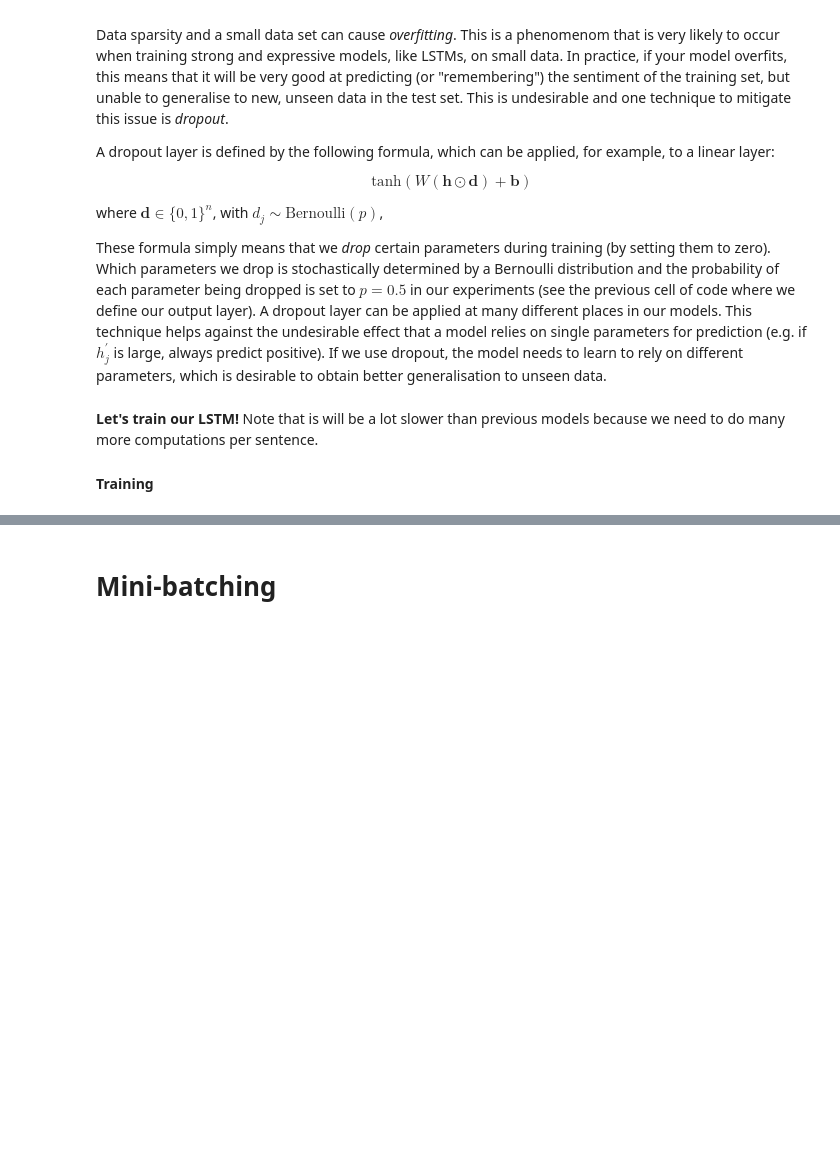
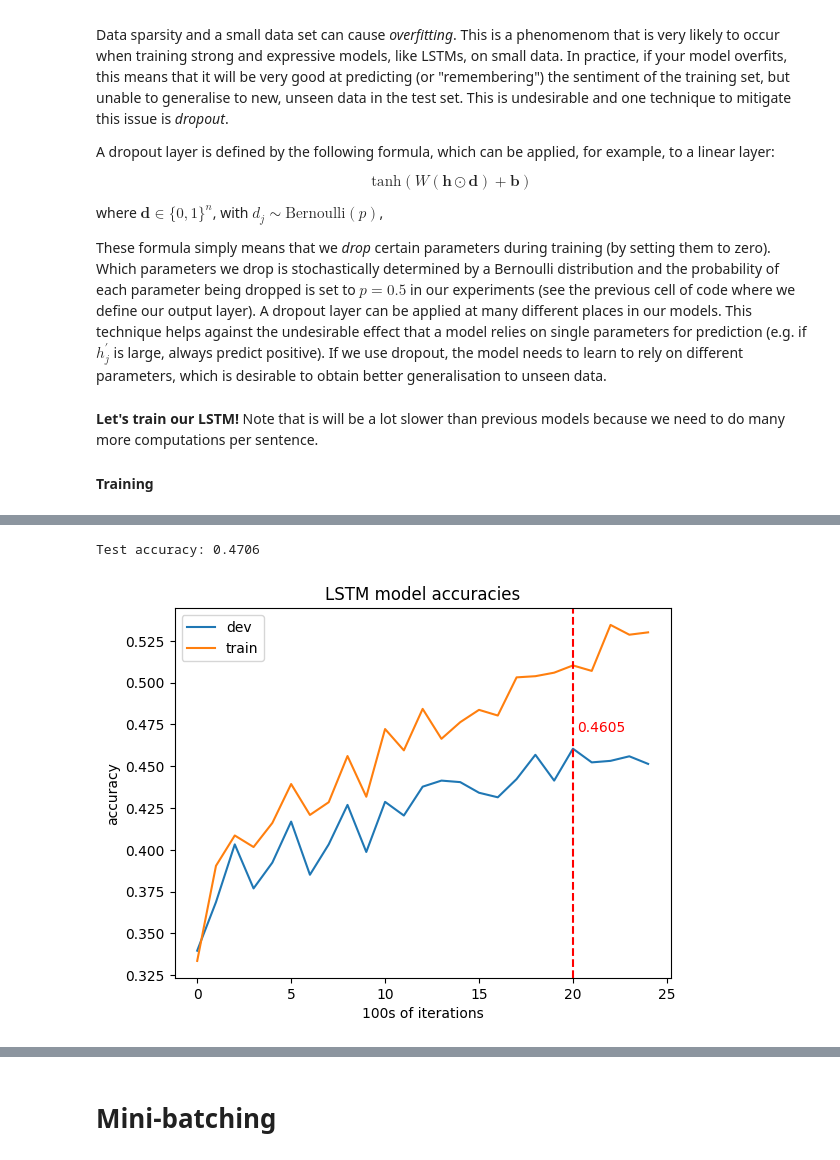
Before and after one commit to Carrask0/nlp_assignment2, a Jupyter notebook: NLP1 2024 Practical 2 (student_version).ipynb, the cells around one changed output, grey strips where cells are left out. Drawn from its saved outputs; the diff is of its cells as text; code cells hidden in the pictures; blank space fills up the shorter version.

Commit message:
lstm implemented

```diff
--- a/NLP1 2024 Practical 2 (student_version).ipynb
+++ b/NLP1 2024 Practical 2 (student_version).ipynb
@@ -1650,7 +1763,7 @@ class LSTMClassifier(nn.Module):
     self.vocab = vocab
     self.hidden_dim = hidden_dim
     self.embed = nn.Embedding(vocab_size, embedding_dim, padding_idx=1)
-    self.rnn = MyLSTMCell(embedding_dim, hidden_dim)
+    self.rnn = MyEfficientLSTMCell(embedding_dim, hidden_dim)
 
     self.output_layer = nn.Sequential(
         nn.Dropout(p=0.5),  # explained later
@@ -1726,6 +1839,9 @@ These formula simply means that we *drop* certain parameters during training (by
 #### Training
 # %%
 lstm_model = LSTMClassifier(len(v.w2i), 300, 168, len(t2i), v)
+
+# NOTE FOR FUTURE: We may want to train for 100k iterations and use a learning rate scheduler as we did on BoW
+# Expected execution time: 2h
 
 # copy pre-trained word vectors into embeddings table
 with torch.no_grad():
@@ -1738,6 +1854,6 @@ print_parameters(lstm_model)
 lstm_model = lstm_model.to(device)
 optimizer = optim.Adam(lstm_model.parameters(), lr=3e-4)
 
-lstm_losses, lstm_accuracies = train_model(
+lstm_losses, lstm_accuracies_dev, lstm_accuracies_train, lstm_test_loss, lstm_test_accuracy = train_model(
     lstm_model, optimizer, num_iterations=25000,
     print_every=250, eval_every=1000)
@@ -1747,0 +1880,22 @@ lstm_losses, lstm_accuracies = train_model(
+# %%
+# plot validation accuracy
+
+print(f"Test accuracy: {lstm_test_accuracy:.4f}")
+
+plt.plot(lstm_accuracies_dev, label="dev")
+plt.plot(lstm_accuracies_train, label="train")
+
+plt.xlabel("100s of iterations")
+plt.ylabel("accuracy")
+
+# Add vertical lines to show the best iteration with the highest accuracy
+plt.axvline(np.argmax(lstm_accuracies_dev), color='r', linestyle='--')
+plt.text(np.argmax(lstm_accuracies_dev) + 0.2, max(lstm_accuracies_dev) + 0.01, f'{max(lstm_accuracies_dev):.4f}', color='r')
+
+plt.title("LSTM model accuracies")
+
+plt.legend()
+plt.show()
+# %% [output]
+Test accuracy: 0.4706
+[figure, added]
```
Also changed, not shown: parts of 6 cells of this notebook, 2 other files.
